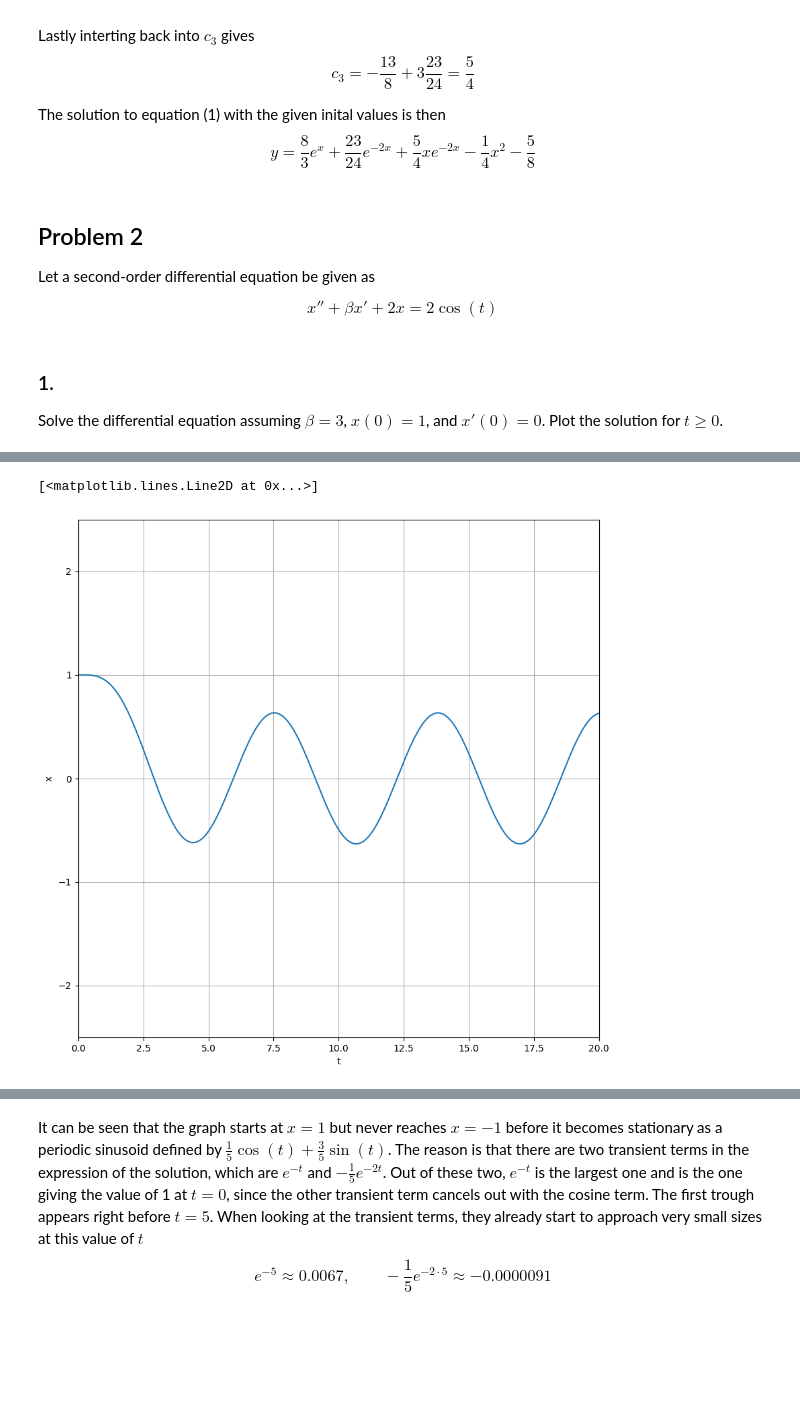
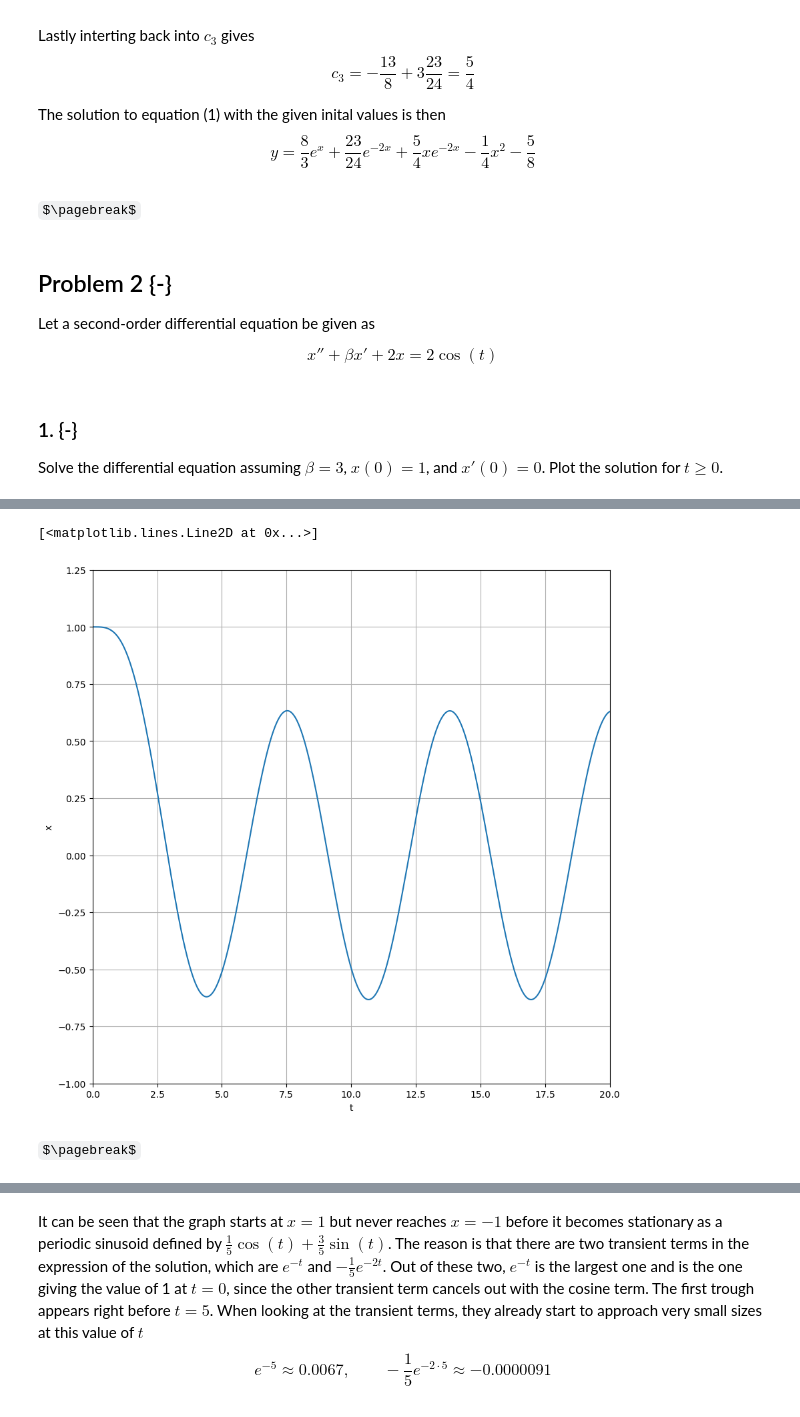
Before and after one commit to Khanrik/UniFolder, a Jupyter notebook: 3. Semester/Differentialligninger/Afleveringer/Aflevering 2/Assignment 2.ipynb, the cells around one changed output, grey strips where cells are left out. Cells and saved outputs as stored; diff of their text form; code cells hidden in the pictures; some formulas as TeX source; blank space fills up the shorter version.

```diff
--- a/3. Semester/Differentialligninger/Afleveringer/Aflevering 2/Assignment 2.ipynb
+++ b/3. Semester/Differentialligninger/Afleveringer/Aflevering 2/Assignment 2.ipynb
@@ -181,8 +188,10 @@ The solution to equation (1) with the given inital values is then
 $$
 y = \frac{8}{3}e^{x} + \frac{23}{24}e^{−2x} + \frac{5}{4}xe^{−2x} - \frac{1}{4} x^{2} - \frac{5}{8}
 $$
+# %% [markdown]
+$\pagebreak$
 # %% [markdown]
-## Problem 2
+## Problem 2  {-}
 Let a second-order differential equation be given as
 
 \begin{equation}
@@ -190,7 +199,7 @@ Let a second-order differential equation be given as
 x'' + \beta x' + 2x = 2 \cos(t)
 \end{equation}
 # %% [markdown]
-### 1.
+### 1. {-}
 Solve the differential equation assuming $\beta = 3$, $x(0) = 1$, and $x'(0) = 0$. Plot the solution for $t \geq 0$.
 # %% [markdown]
 To solve the differential equation, the general solution has to be found. With the given value of $\beta = 3$, the auxiliary of the complementary homogeneous equation becomes
@@ -281,25 +296,27 @@ Plotting the solution results in the following
 # %%
 #Define ODE
 def sol(t):
     return np.exp(-t) - 1/5 * np.exp(-2*t) + 1/5 * np.cos(t) + 3/5 * np.sin(t)
 
 #Define boundaries of x and y in the slope field plot
 minx = 0.
 maxx = 20.
-miny = -2.5
-maxy = 2.5
+miny = -1
+maxy = 1.25
 
 fig, ax = plt.subplots(1,1,figsize=(10,10))
 ax.set_xlabel("t")
 ax.set_ylabel("x")
 ax.set_xlim(minx, maxx)
 ax.set_ylim(miny, maxy)
 ax.grid()
 
 t_sol = np.linspace(minx, maxx, 1000)
 x_sol = sol(t_sol)
 ax.plot(t_sol, x_sol)
 # %% [output]
 [<matplotlib.lines.Line2D at 0x...>]
-[figure, old version]
+[figure, new version]
+# %% [markdown]
+$\pagebreak$
 # %% [markdown]
```
Also changed, not shown: parts of 37 cells of this notebook, 5 other files.
